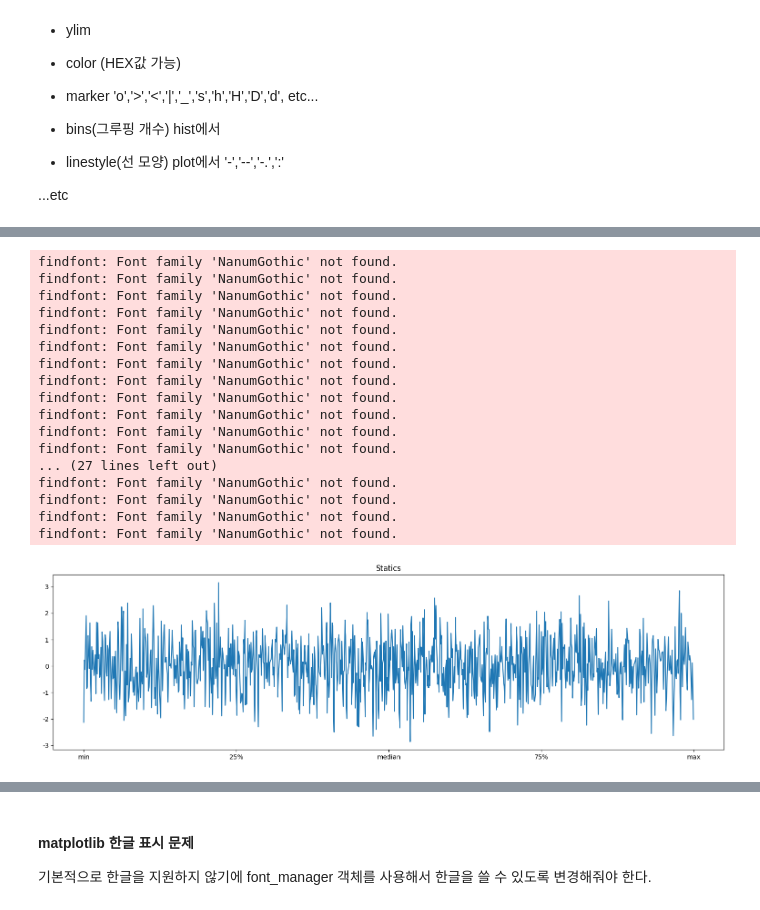
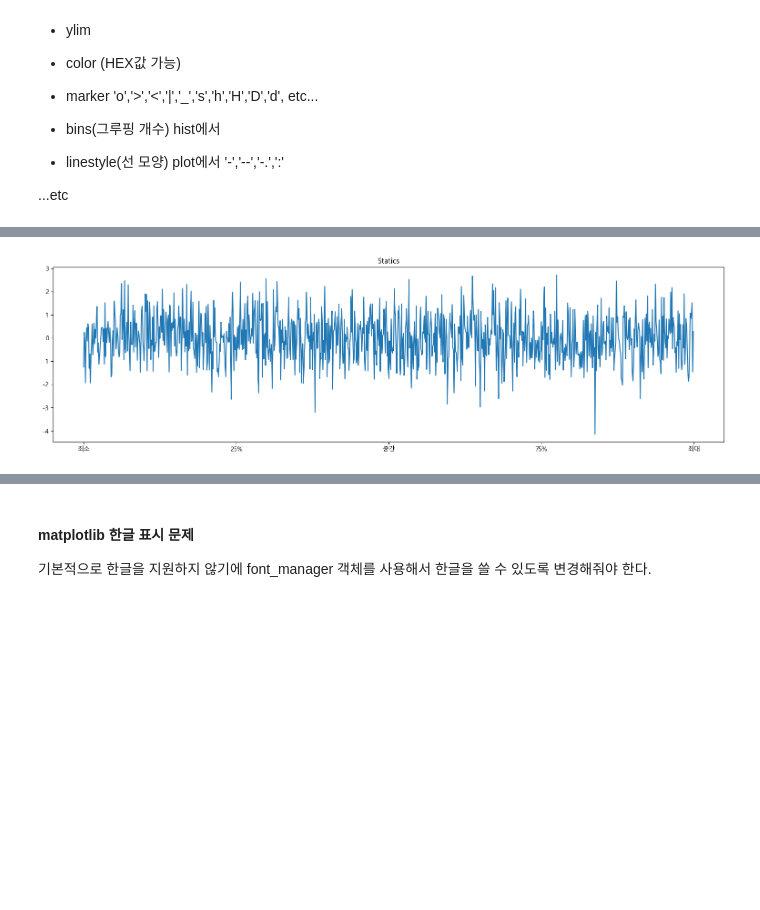
Before and after one commit to KangJeongTaek/bigdata-analysis-2024, a Jupyter notebook: day02/da05_plot_basic.ipynb, the cells around one changed output, grey strips where cells are left out. Cells and saved outputs as stored; diff of their text form; code cells hidden in the pictures; blank space fills up the shorter version.

```diff
--- a/day02/da05_plot_basic.ipynb
+++ b/day02/da05_plot_basic.ipynb
@@ -118,31 +91,14 @@ findfont: Font family 'NanumGothic' not found.
 # %%
 ## x,y축 설정
 plt.figure(figsize=(19,5))
 ax = plt.plot(np.random.randn(1000))
-plt.xticks([0,250,500,750,1000],labels=['min','25%','median','75%','max'])
+plt.xticks([0,250,500,750,1000],labels=['최소','25%','중간','75%','최대'])
 ## y축도 동일하게 변경 가능
 
 plt.title('Statics') #matplotlib에서 한글은 지원 안 함
 plt.show()
 # %% [output]
-findfont: Font family 'NanumGothic' not found.
-findfont: Font family 'NanumGothic' not found.
-findfont: Font family 'NanumGothic' not found.
-findfont: Font family 'NanumGothic' not found.
-findfont: Font family 'NanumGothic' not found.
-findfont: Font family 'NanumGothic' not found.
-findfont: Font family 'NanumGothic' not found.
-findfont: Font family 'NanumGothic' not found.
-findfont: Font family 'NanumGothic' not found.
-findfont: Font family 'NanumGothic' not found.
-findfont: Font family 'NanumGothic' not found.
-findfont: Font family 'NanumGothic' not found.
-... (27 lines left out)
-findfont: Font family 'NanumGothic' not found.
-findfont: Font family 'NanumGothic' not found.
-findfont: Font family 'NanumGothic' not found.
-findfont: Font family 'NanumGothic' not found.
-[figure, old version]
+[figure, new version]
 # %%
 ## Pandas DataFrame이나 Series를 바로 matplotlib과 연계해 바로 차트를 그릴 수 있다.
 import pandas as pd
```
Also changed, not shown: parts of 15 cells of this notebook, 6 other files.
